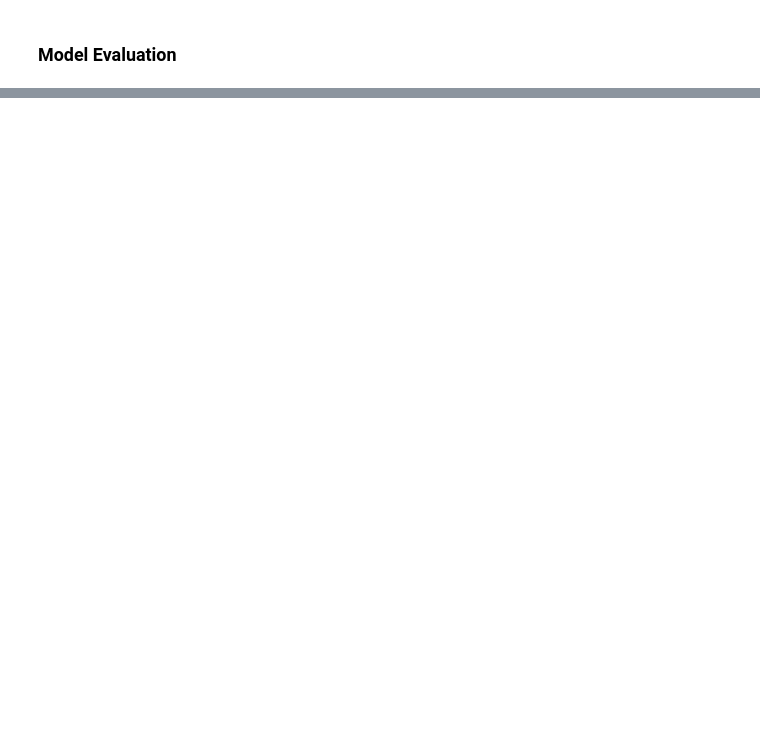
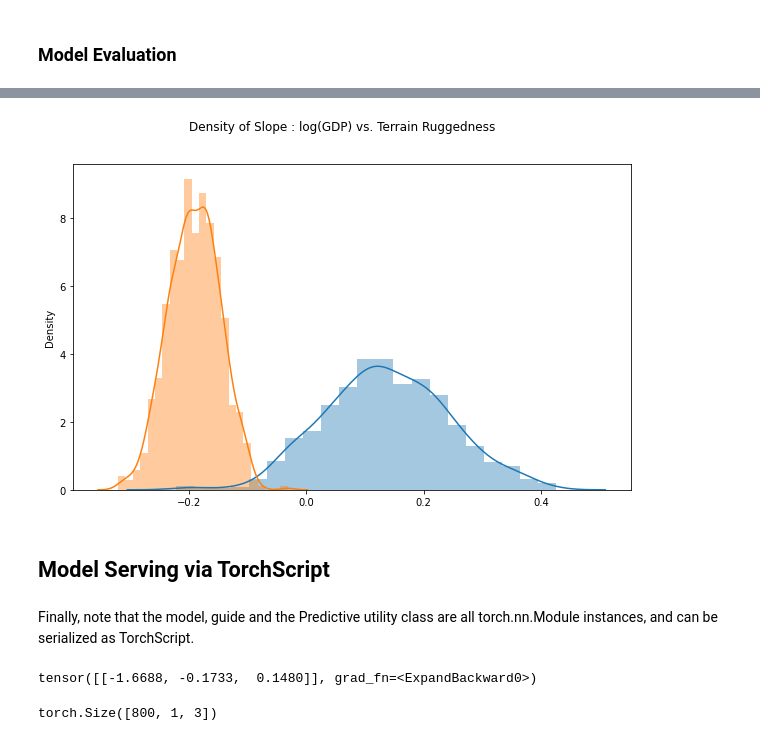
Before and after one commit to drclab/GP_VAE, a Jupyter notebook: drclab/Pyro/svi_2.ipynb, the cells around one changed output, grey strips where cells are left out. Drawn from its saved outputs; the diff is of its cells as text; code cells hidden in the pictures; blank space fills up the shorter version.

```diff
--- a/drclab/Pyro/svi_2.ipynb
+++ b/drclab/Pyro/svi_2.ipynb
@@ -198,0 +306,17 @@ guide.quantiles([0.25, 0.5, 0.75])
+# %%
+weight = samples["linear.weight"]
+weight = weight.reshape(weight.shape[0], 3)
+# %%
+gamma_within_africa = weight[:, 1] + weight[:, 2]
+gamma_outside_africa = weight[:, 1]
+# %%
+fig = plt.figure(figsize=(10, 6))
+sns.distplot(gamma_within_africa, kde_kws={"label": "African nations"},)
+sns.distplot(gamma_outside_africa, kde_kws={"label": "Non-African nations"})
+fig.suptitle("Density of Slope : log(GDP) vs. Terrain Ruggedness");
+# %% [output]
+[figure, added]
+# %% [markdown]
+## Model Serving via TorchScript
+# %% [markdown]
+Finally, note that the model, guide and the Predictive utility class are all torch.nn.Module instances, and can be serialized as TorchScript.
@@ -198,0 +349,4 @@ guide.quantiles([0.25, 0.5, 0.75])
+# %%
+pred_loaded(x_data)[1]
+# %% [output]
+tensor([[-1.6688, -0.1733,  0.1480]], grad_fn=<ExpandBackward0>)
@@ -198,0 +360,4 @@ guide.quantiles([0.25, 0.5, 0.75])
+# %%
+weight.shape
+# %% [output]
+torch.Size([800, 1, 3])
```
Also changed, not shown: parts of 22 cells of this notebook.
